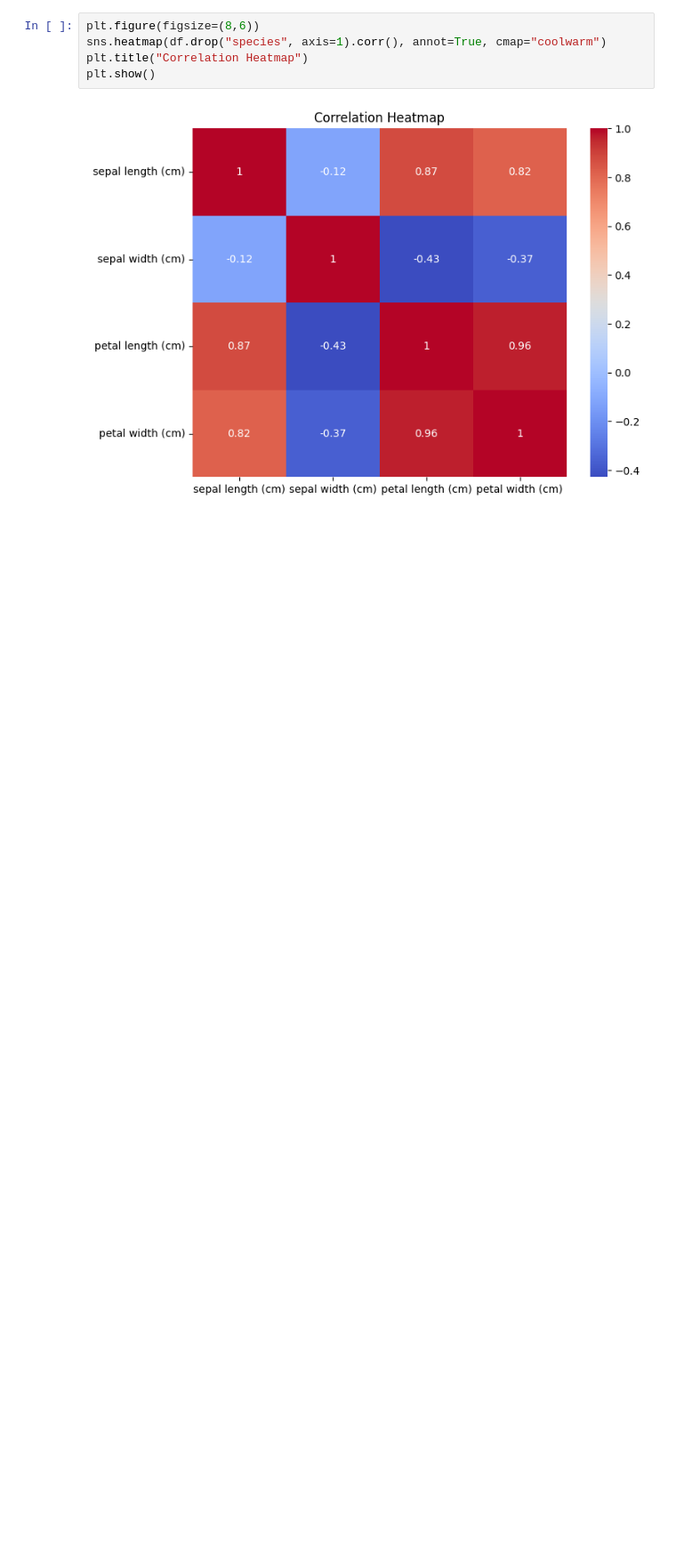
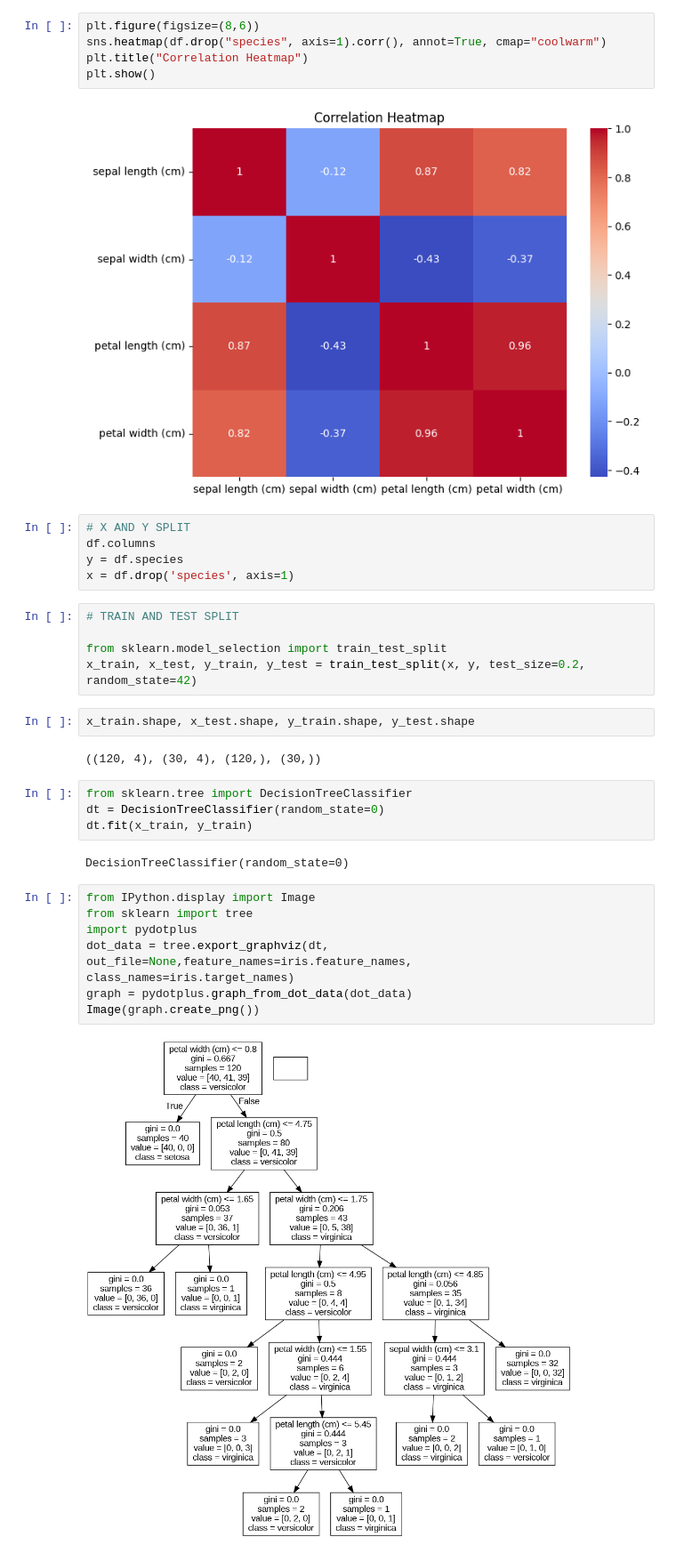
Before and after one commit to denverkim/DATA_MINING, a Jupyter notebook: DM_LAB2.ipynb, the cells around one changed output. Shown: that part at 89% size. Drawn from its saved outputs; the diff is of its cells as text; blank space fills up the shorter version.

```diff
--- a/DM_LAB2.ipynb
+++ b/DM_LAB2.ipynb
@@ -88,3 +88,33 @@ plt.title("Correlation Heatmap")
 plt.show()
 # %% [output]
 [figure]
+# %%
+# X AND Y SPLIT
+df.columns
+y = df.species
+x = df.drop('species', axis=1)
+# %%
+# TRAIN AND TEST SPLIT
+
+from sklearn.model_selection import train_test_split
+x_train, x_test, y_train, y_test = train_test_split(x, y, test_size=0.2, random_state=42)
+# %%
+x_train.shape, x_test.shape, y_train.shape, y_test.shape
+# %% [output]
+((120, 4), (30, 4), (120,), (30,))
+# %%
+from sklearn.tree import DecisionTreeClassifier
+dt = DecisionTreeClassifier(random_state=0)
+dt.fit(x_train, y_train)
+# %% [output]
+DecisionTreeClassifier(random_state=0)
+# %%
+from IPython.display import Image
+from sklearn import tree
+import pydotplus
+dot_data = tree.export_graphviz(dt, out_file=None,feature_names=iris.feature_names,
+class_names=iris.target_names)
+graph = pydotplus.graph_from_dot_data(dot_data)
+Image(graph.create_png())
+# %% [output]
+[figure, added]
```
Also changed, not shown: parts of 4 cells of this notebook.
